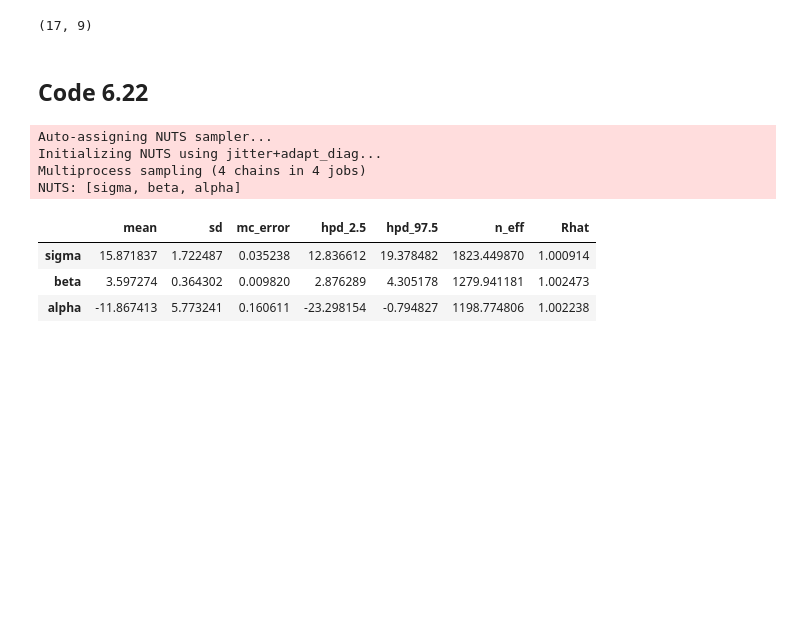
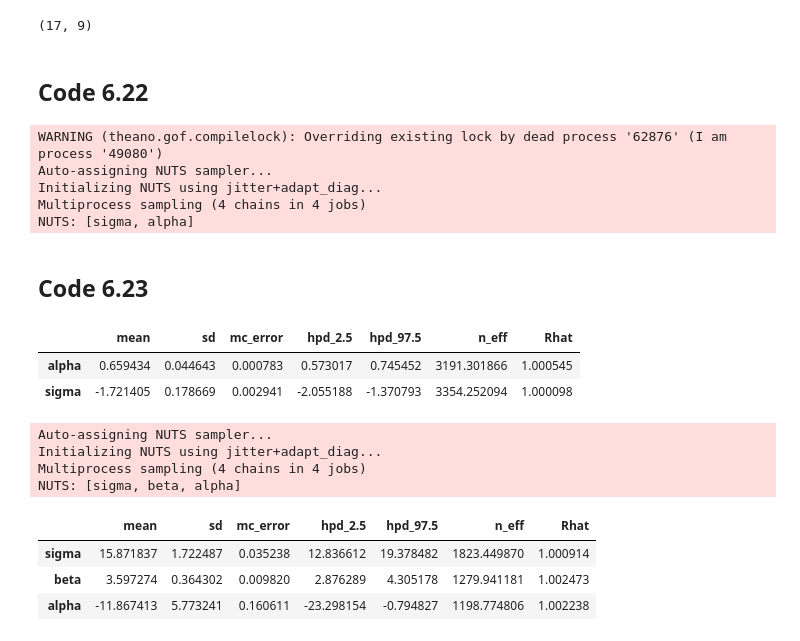
Before and after one commit to jkelley7/stat_rethinking, a Jupyter notebook: Chapter_6.ipynb, the cells around one changed output. Saved outputs shown, nothing was run; the diff lists cells and outputs as text; code cells hidden in the pictures; blank space fills up the shorter version.

```diff
--- a/Chapter_6.ipynb
+++ b/Chapter_6.ipynb
@@ -304,6 +304,53 @@ dcc.shape
 (17, 9)
 # %% [markdown]
 ## Code 6.22
+# %%
+a_start = dcc.kcal_per_g.mean()
+sigma_start = np.log(dcc.kcal_per_g.std())
+with pm.Model() as m611:
+    alpha = pm.Normal('alpha',mu = 0, sigma = 10, testval = a_start)
+    sigma = pm.Uniform('sigma', lower = -5, upper = 10, testval = sigma_start )
+    k_cal = pm.Normal('k_cal', mu = alpha, sigma = np.exp(sigma), observed = dcc.kcal_per_g)
+    tracem611 = pm.sample(draws = 1000, tune = 1000)
+
+with pm.Model() as m612:
+    alpha = pm.Normal('alpha',mu = 0, sigma = 10, testval = a_start)
+    beta = pm.Normal('betan', mu = 0 , sigma = 2)
+    mu = alpha + beta*dcc.neocortex.values
+    sigma = pm.Uniform('sigma', lower = -5, upper = 10, testval = sigma_start )
+    k_cal = pm.Normal('k_cal', mu = alpha, sigma = np.exp(sigma), observed = dcc.kcal_per_g)
+    tracem612 = pm.sample(draws = 1000, tune = 1000)
+
+with pm.Model() as m613:
+    alpha = pm.Normal('alpha',mu = 0, sigma = 10, testval = a_start)
+    beta = pm.Normal('betam', mu = 0 , sigma = 2)
+    mu = alpha + beta*np.log(dcc.mass.values)
+    sigma = pm.Uniform('sigma', lower = -5, upper = 10, testval = sigma_start )
+    k_cal = pm.Normal('k_cal', mu = alpha, sigma = np.exp(sigma), observed = dcc.kcal_per_g)
+    tracem613 = pm.sample(draws = 1000, tune = 1000)
+
+with pm.Model() as m614:
+    alpha = pm.Normal('alpha',mu = 0, sigma = 10, testval = a_start)
+    beta = pm.Normal('betamass', mu = 0 , sigma = 2)
+    beta2 = pm.Normal('betaneo', mu = 0 , sigma = 2)
+    mu = alpha + beta*np.log(dcc.mass.values) + beta2*dcc.neocortex.values
+    sigma = pm.Uniform('sigma', lower = -5, upper = 10, testval = sigma_start )
+    k_cal = pm.Normal('k_cal', mu = alpha, sigma = np.exp(sigma), observed = dcc.kcal_per_g)
+    tracem614 = pm.sample(draws = 1000, tune = 1000)
+# %% [output]
+WARNING (theano.gof.compilelock): Overriding existing lock by dead process '62876' (I am process '49080')
+Auto-assigning NUTS sampler...
+Initializing NUTS using jitter+adapt_diag...
+Multiprocess sampling (4 chains in 4 jobs)
+NUTS: [sigma, alpha]
+# %% [markdown]
+## Code 6.23
+# %%
+pm.waic(trace=tracem614, model = m614)
+# %% [output]
+|  | mean | sd | mc_error | hpd_2.5 | hpd_97.5 | n_eff | Rhat |
+| alpha | 0.659434 | 0.044643 | 0.000783 | 0.573017 | 0.745452 | 3191.301866 | 1.000545 |
+| sigma | -1.721405 | 0.178669 | 0.002941 | -2.055188 | -1.370793 | 3354.252094 | 1.000098 |
 # %%
 with pm.Model() as m615:
     alpha = pm.Normal('alpha', mu = 0, sigma = 10)
```
